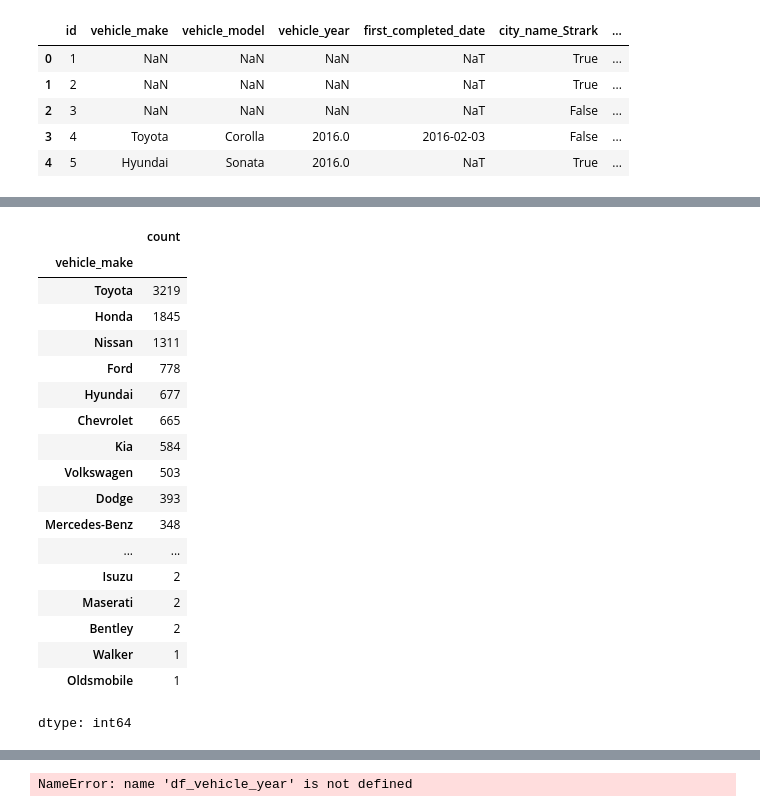
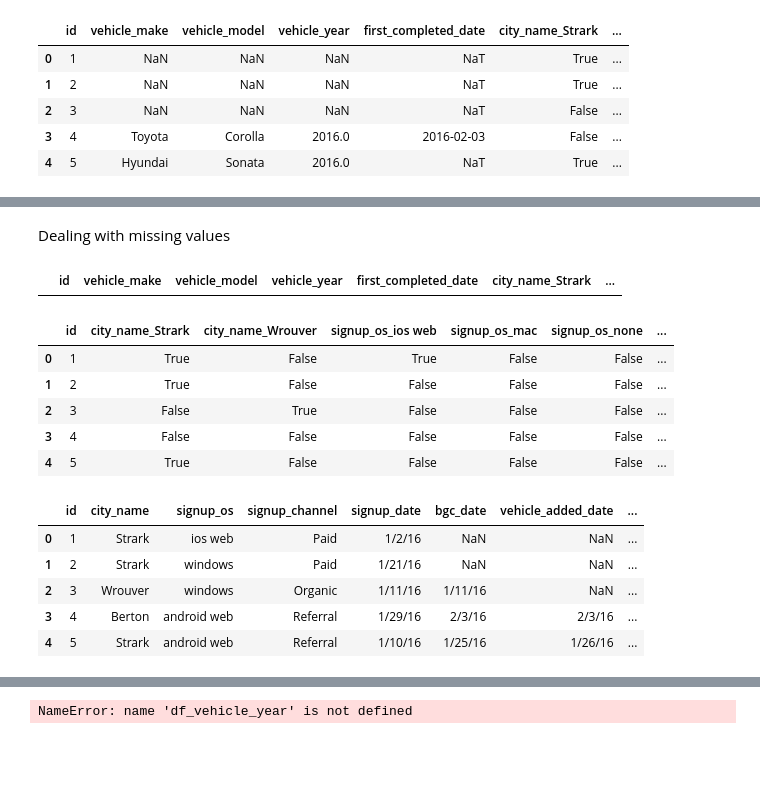
Before and after one commit to kcmeehan/InterviewQuery, a Jupyter notebook: uber_3/uber_3/takehomefile.ipynb, the cells around one changed output, grey strips where cells are left out. Cells and saved outputs as stored; diff of their text form; code cells hidden in the pictures; blank space fills up the shorter version.

```diff
--- a/uber_3/uber_3/takehomefile.ipynb
+++ b/uber_3/uber_3/takehomefile.ipynb
@@ -358,8 +358,11 @@ difference = df_processed.vehicle_added_date - df_processed.signup_date
 df_processed['days_to_vehicle'] = difference.dt.days
 difference = df_processed.vehicle_added_date - df_processed.bgc_date
 df_processed['days_bgc_to_vehicle'] = difference.dt.days
+# %%
+# Create target variable
+df_processed['started_driving'] = df_processed.first_completed_date.notna()
 # %%
-df_processed.drop(columns=['signup_date', 'bgc_date', 'vehicle_added_date'], inplace=True) # for the first pass just use make and year
+df_processed.drop(columns=['first_completed_date', 'signup_date', 'bgc_date', 'vehicle_added_date'], inplace=True) # for the first pass just use make and year
 # %%
 df_processed.head()
 # %% [output]
@@ -467,22 +418,29 @@ car_makes
-# %%
-df.vehicle_make.value_counts()
-# %% [output]
-|  | count |
-| vehicle_make |  |
-| Toyota | 3219 |
-| Honda | 1845 |
-| Nissan | 1311 |
-| Ford | 778 |
-| Hyundai | 677 |
-| Chevrolet | 665 |
-| Kia | 584 |
-| Volkswagen | 503 |
-| Dodge | 393 |
-| Mercedes-Benz | 348 |
-| ... | ... |
-| Isuzu | 2 |
-| Maserati | 2 |
-| Bentley | 2 |
-| Walker | 1 |
-| Oldsmobile | 1 |
-dtype: int64
+# %% [markdown]
+Dealing with missing values
+# %%
+df_processed[(df_processed.vehicle_make.isna()) & (df_processed.vehicle_make.notna())]
+# %% [output]
+|  | id | vehicle_make | vehicle_model | vehicle_year | first_completed_date | city_name_Strark | ... |
+# %%
+vehicle_mode = df_processed.vehicle_make_model.mode()[0]
+df_processed.vehicle_make_model = df_processed.vehicle_make_model.fillna(vehicle_mode)
+# %%
+# Simply removing vehicle year since it is almost always missing
+df_processed.drop(columns="vehicle_year", inplace=True)
+df_processed.head()
+# %% [output]
+|  | id | city_name_Strark | city_name_Wrouver | signup_os_ios web | signup_os_mac | signup_os_none | ... |
+| 0 | 1 | True | False | True | False | False | ... |
+| 1 | 2 | True | False | False | False | False | ... |
+| 2 | 3 | False | True | False | False | False | ... |
+| 3 | 4 | False | False | False | False | False | ... |
+| 4 | 5 | True | False | False | False | False | ... |
+# %%
+df.head()
+# %% [output]
+|  | id | city_name | signup_os | signup_channel | signup_date | bgc_date | vehicle_added_date | ... |
+| 0 | 1 | Strark | ios web | Paid | 1/2/16 | NaN | NaN | ... |
+| 1 | 2 | Strark | windows | Paid | 1/21/16 | NaN | NaN | ... |
+| 2 | 3 | Wrouver | windows | Organic | 1/11/16 | 1/11/16 | NaN | ... |
+| 3 | 4 | Berton | android web | Referral | 1/29/16 | 2/3/16 | 2/3/16 | ... |
+| 4 | 5 | Strark | android web | Referral | 1/10/16 | 1/25/16 | 1/26/16 | ... |
```
Also changed, not shown: parts of 7 cells of this notebook.
